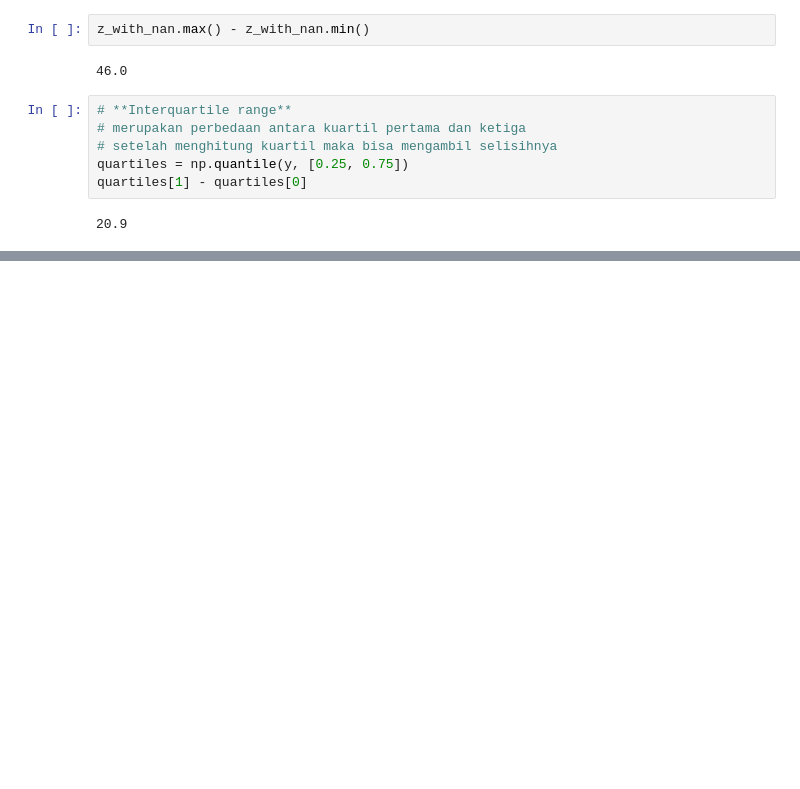
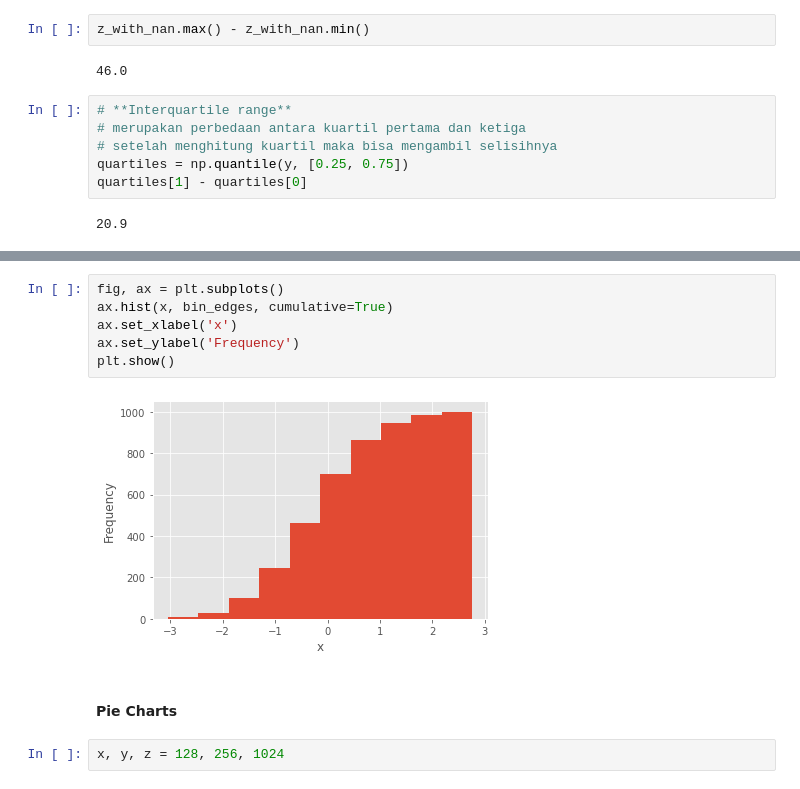
Before and after one commit to arisandyk/H8_5, a Jupyter notebook: Sesi 9/Sesi_9.ipynb, the cells around one changed output, grey strips where cells are left out. Drawn from its saved outputs; the diff is of its cells as text; blank space fills up the shorter version.

```diff
--- a/Sesi 9/Sesi_9.ipynb
+++ b/Sesi 9/Sesi_9.ipynb
@@ -571,0 +1061,12 @@ quartiles[1] - quartiles[0]
+# %%
+fig, ax = plt.subplots()
+ax.hist(x, bin_edges, cumulative=True)
+ax.set_xlabel('x')
+ax.set_ylabel('Frequency')
+plt.show()
+# %% [output]
+[figure, added]
+# %% [markdown]
+#### Pie Charts
+# %%
+x, y, z = 128, 256, 1024
```
Also changed, not shown: parts of 98 cells of this notebook, 7 other files.
